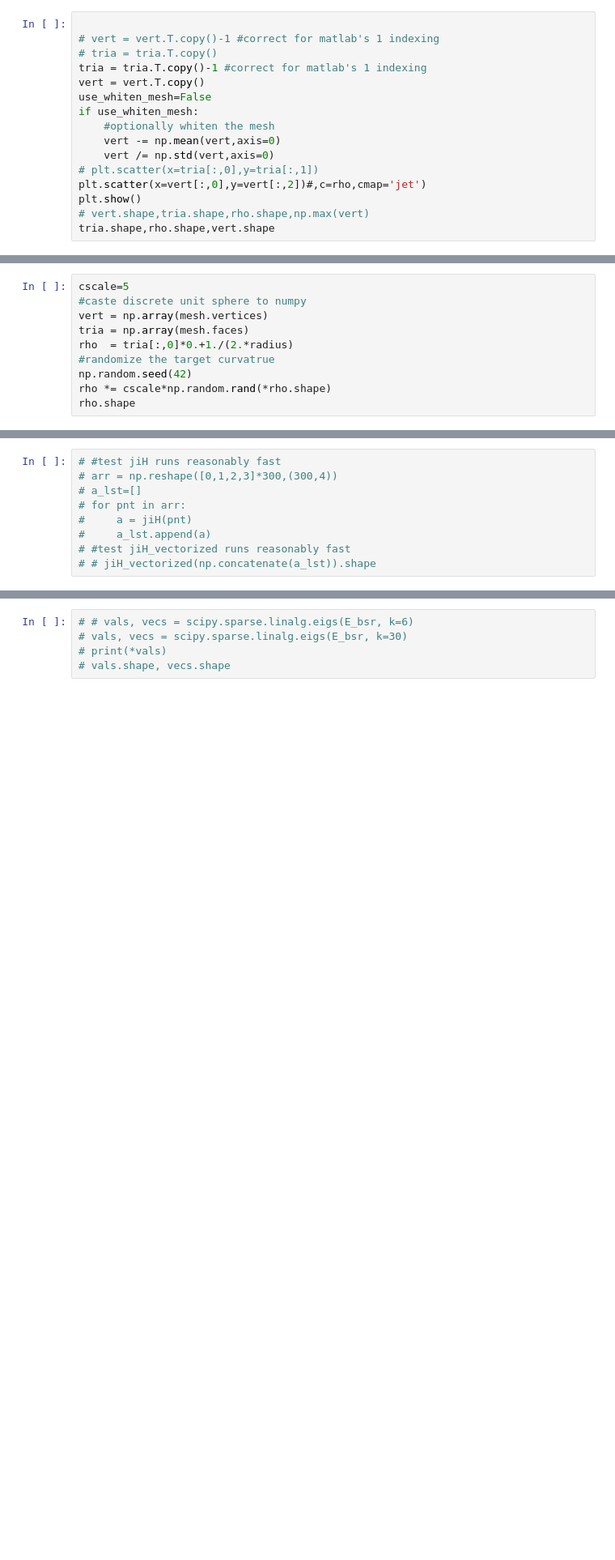
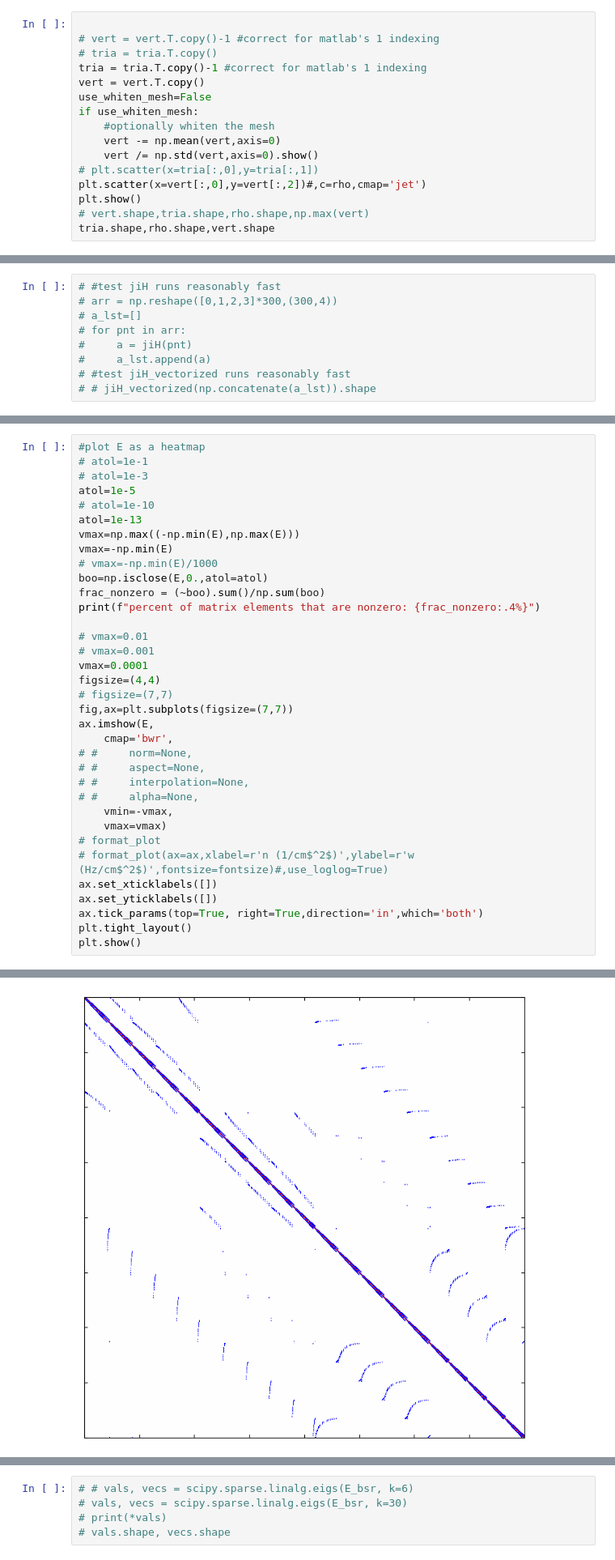
Before and after one commit to timtyree/avi, a Jupyter notebook: nb/spin transformations on discrete surfaces.ipynb, the cells around one changed output, grey strips where cells are left out. Shown at 81% size. Saved outputs shown, nothing was run; the diff lists cells and outputs as text; blank space fills up the shorter version.

```diff
--- a/nb/spin transformations on discrete surfaces.ipynb
+++ b/nb/spin transformations on discrete surfaces.ipynb
@@ -90,7 +406,7 @@ use_whiten_mesh=False
 if use_whiten_mesh:
     #optionally whiten the mesh
     vert -= np.mean(vert,axis=0)
-    vert /= np.std(vert,axis=0)
+    vert /= np.std(vert,axis=0).show()
 # plt.scatter(x=tria[:,0],y=tria[:,1])
 plt.scatter(x=vert[:,0],y=vert[:,2])#,c=rho,cmap='jet')
 plt.show()
@@ -215,10 +560,0 @@ array([-1.39476872e-17,  1.14962603e-17,  0.00000000e+00])
-# %%
-cscale=5
-#caste discrete unit sphere to numpy
-vert = np.array(mesh.vertices)
-tria = np.array(mesh.faces)
-rho  = tria[:,0]*0.+1./(2.*radius)
-#randomize the target curvatrue
-np.random.seed(42)
-rho *= cscale*np.random.rand(*rho.shape)
-rho.shape
@@ -747,0 +1063,36 @@ NameError: name 'Einv' is not defined
+# %%
+#plot E as a heatmap
+# atol=1e-1
+# atol=1e-3
+atol=1e-5
+# atol=1e-10
+atol=1e-13
+vmax=np.max((-np.min(E),np.max(E)))
+vmax=-np.min(E)
+# vmax=-np.min(E)/1000
+boo=np.isclose(E,0.,atol=atol)
+frac_nonzero = (~boo).sum()/np.sum(boo)
+print(f"percent of matrix elements that are nonzero: {frac_nonzero:.4%}")
+
+# vmax=0.01
+# vmax=0.001
+vmax=0.0001
+figsize=(4,4)
+# figsize=(7,7)
+fig,ax=plt.subplots(figsize=(7,7))
+ax.imshow(E,
+    cmap='bwr',
+# #     norm=None,
+# #     aspect=None,
+# #     interpolation=None,
+# #     alpha=None,
+    vmin=-vmax,
+    vmax=vmax)
+# format_plot
+# format_plot(ax=ax,xlabel=r'n (1/cm$^2$)',ylabel=r'w (Hz/cm$^2$)',fontsize=fontsize)#,use_loglog=True)
+ax.set_xticklabels([])
+ax.set_yticklabels([])
+ax.tick_params(top=True, right=True,direction='in',which='both')
+plt.tight_layout()
+plt.show()
+# %% [output]
@@ -747,0 +1100 @@ NameError: name 'Einv' is not defined
+[figure, added]
```
Also changed, not shown: parts of 270 cells of this notebook.
